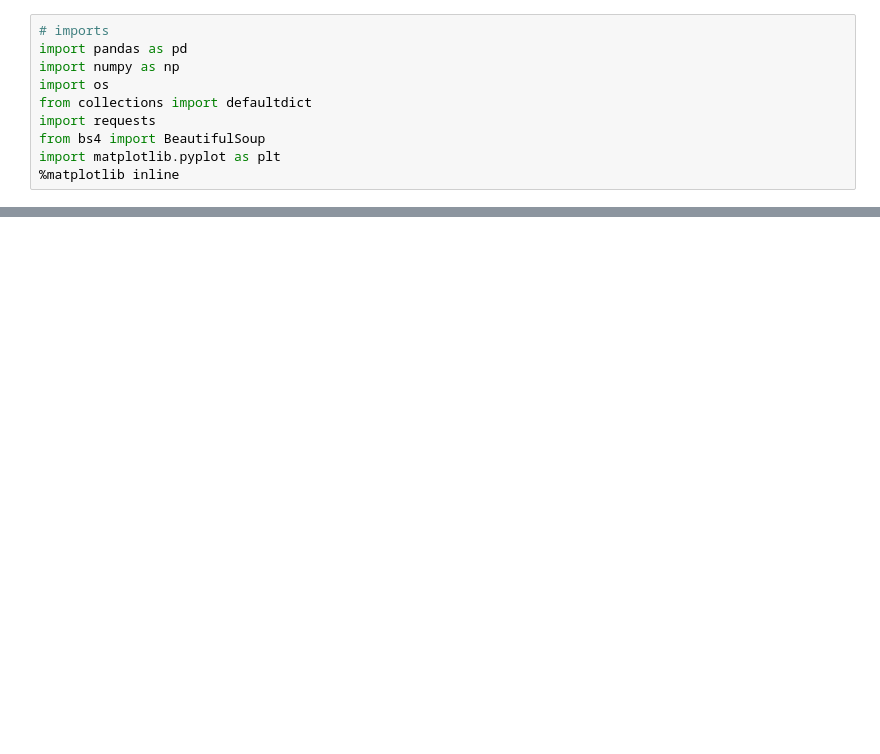
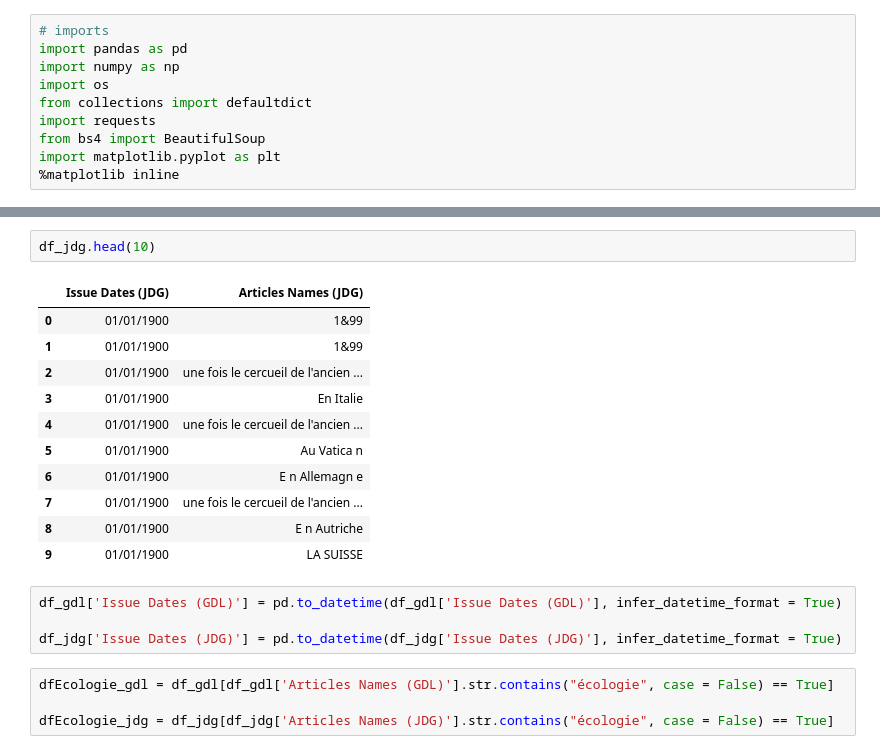
Before and after one commit to Hilefebvre/AppliedDataAnalysis, a Jupyter notebook: project/project.ipynb, the cells around one changed output, grey strips where cells are left out. Drawn from its saved outputs; the diff is of its cells as text; blank space fills up the shorter version.

```diff
--- a/project/project.ipynb
+++ b/project/project.ipynb
@@ -135,0 +133,22 @@ plt.ylabel('Number of occurences')
+# %%
+df_jdg.head(10)
+# %% [output]
+|  | Issue Dates (JDG) | Articles Names (JDG) |
+| 0 | 01/01/1900 | 1&99 |
+| 1 | 01/01/1900 | 1&99 |
+| 2 | 01/01/1900 | une fois le cercueil de l'ancien ... |
+| 3 | 01/01/1900 | En Italie |
+| 4 | 01/01/1900 | une fois le cercueil de l'ancien ... |
+| 5 | 01/01/1900 | Au Vatica n |
+| 6 | 01/01/1900 | E n Allemagn e |
+| 7 | 01/01/1900 | une fois le cercueil de l'ancien ... |
+| 8 | 01/01/1900 | E n Autriche |
+| 9 | 01/01/1900 | LA SUISSE |
+# %%
+df_gdl['Issue Dates (GDL)'] = pd.to_datetime(df_gdl['Issue Dates (GDL)'], infer_datetime_format = True)
+
+df_jdg['Issue Dates (JDG)'] = pd.to_datetime(df_jdg['Issue Dates (JDG)'], infer_datetime_format = True)
+# %%
+dfEcologie_gdl = df_gdl[df_gdl['Articles Names (GDL)'].str.contains("écologie", case = False) == True]
+
+dfEcologie_jdg = df_jdg[df_jdg['Articles Names (JDG)'].str.contains("écologie", case = False) == True]
```
Also changed, not shown: parts of 46 cells of this notebook.
